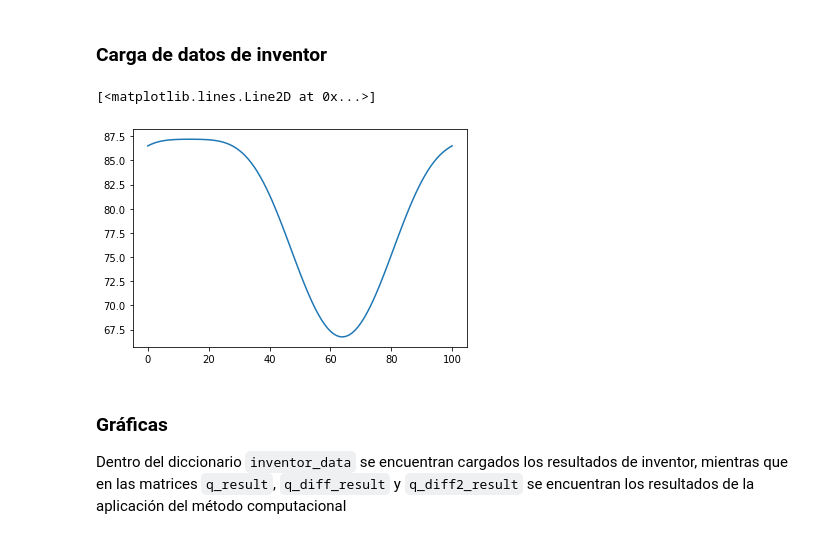
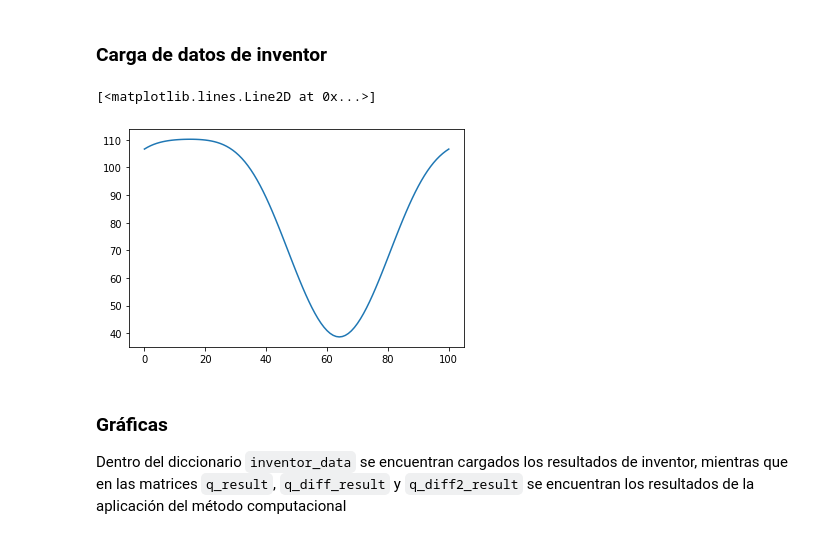
Before and after one commit to caverar/DinamicaComputacionalSistemasMulticuerpo, a Jupyter notebook: Tarea2/code/simulation.ipynb, the cells around one changed output. Cells and saved outputs as stored; diff of their text form; code cells hidden in the pictures.

```diff
--- a/Tarea2/code/simulation.ipynb
+++ b/Tarea2/code/simulation.ipynb
@@ -359,20 +359,24 @@ Time:  0.1 , Iteration:  4 , Error:  1.942097114741681e-15
 # %%
 inventor_data = np.genfromtxt("./inventorData.csv", delimiter=",", names=True)
 Ma = q_lambda_result[:,11];
+# Rsultant force at A (norm of column 3 and 4)
+Fa = np.sqrt(q_lambda_result[:,3]**2 + q_lambda_result[:,4]**2)
 # Resultant force at B (norm of column 5 and 6)
 Fb = np.sqrt(q_lambda_result[:,5]**2 + q_lambda_result[:,6]**2)
 # Resultant force at C (norm of column 7 and 8)
 Fc = np.sqrt(q_lambda_result[:,7]**2 + q_lambda_result[:,8]**2)
 
 #print(inventor_data['R4_x'])
 #display(sp.Matrix(q_forces_result[step]))
 #plt.plot(q_forces_result[:,3]-q_lambda_result[:,3])
-plt.plot(q_lambda_result[:,7])
+#plt.plot(q_lambda_result[:,7])
+#plt.plot(np.rad2deg(q_diff_result[:,5]))
+plt.plot(Fa)
 
 #plt.plot(q_lambda_result[:,8]-q_lambda_result[:,10])
 # %% [output]
 [<matplotlib.lines.Line2D at 0x...>]
-[figure, old version]
+[figure, new version]
 # %% [markdown]
 ### Gráficas
 Dentro del diccionario `inventor_data` se encuentran cargados los resultados de inventor, mientras que en las matrices `q_result`, `q_diff_result` y `q_diff2_result` se encuentran los resultados de la aplicación del método computacional
```
Also changed, not shown: 6 other files.
